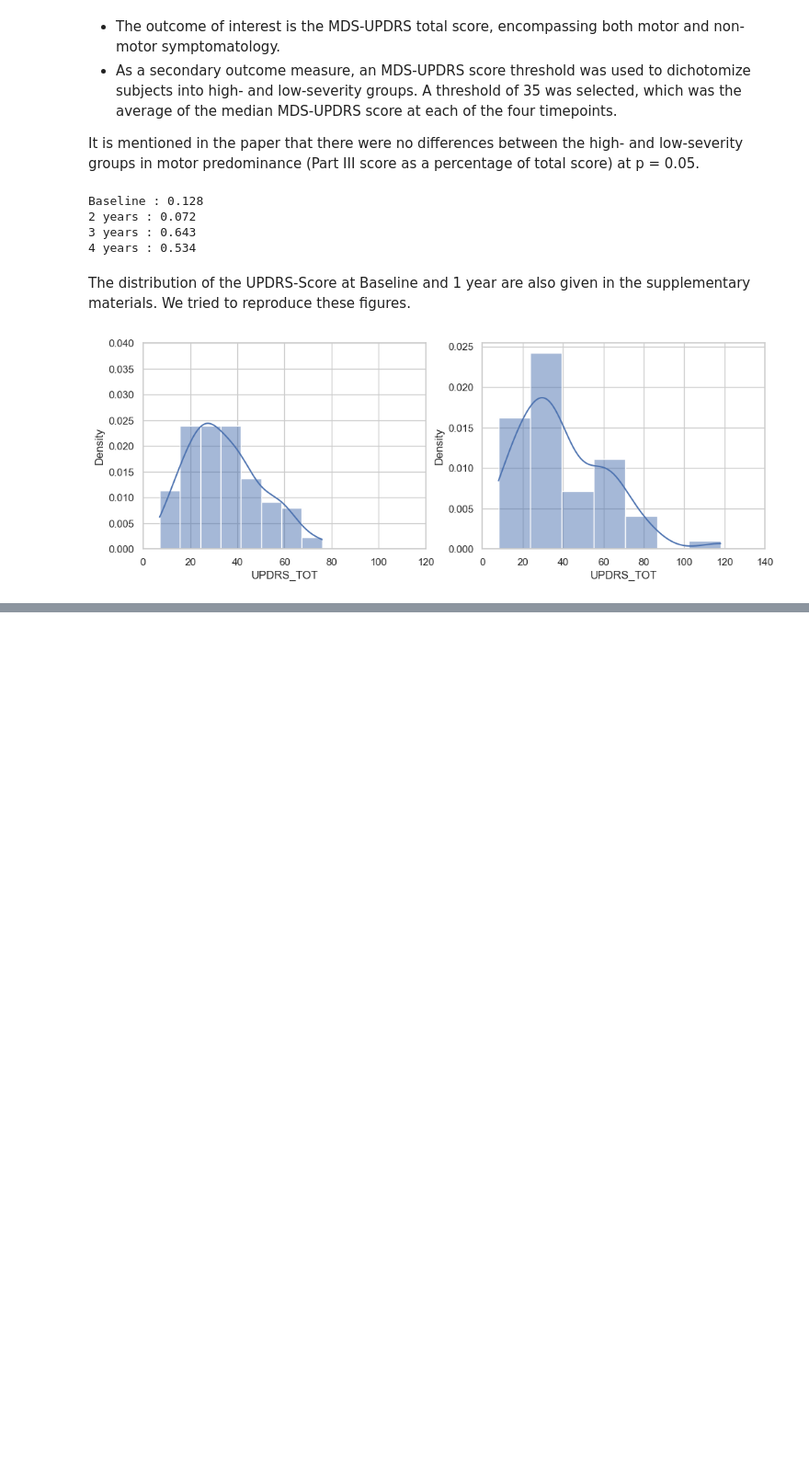
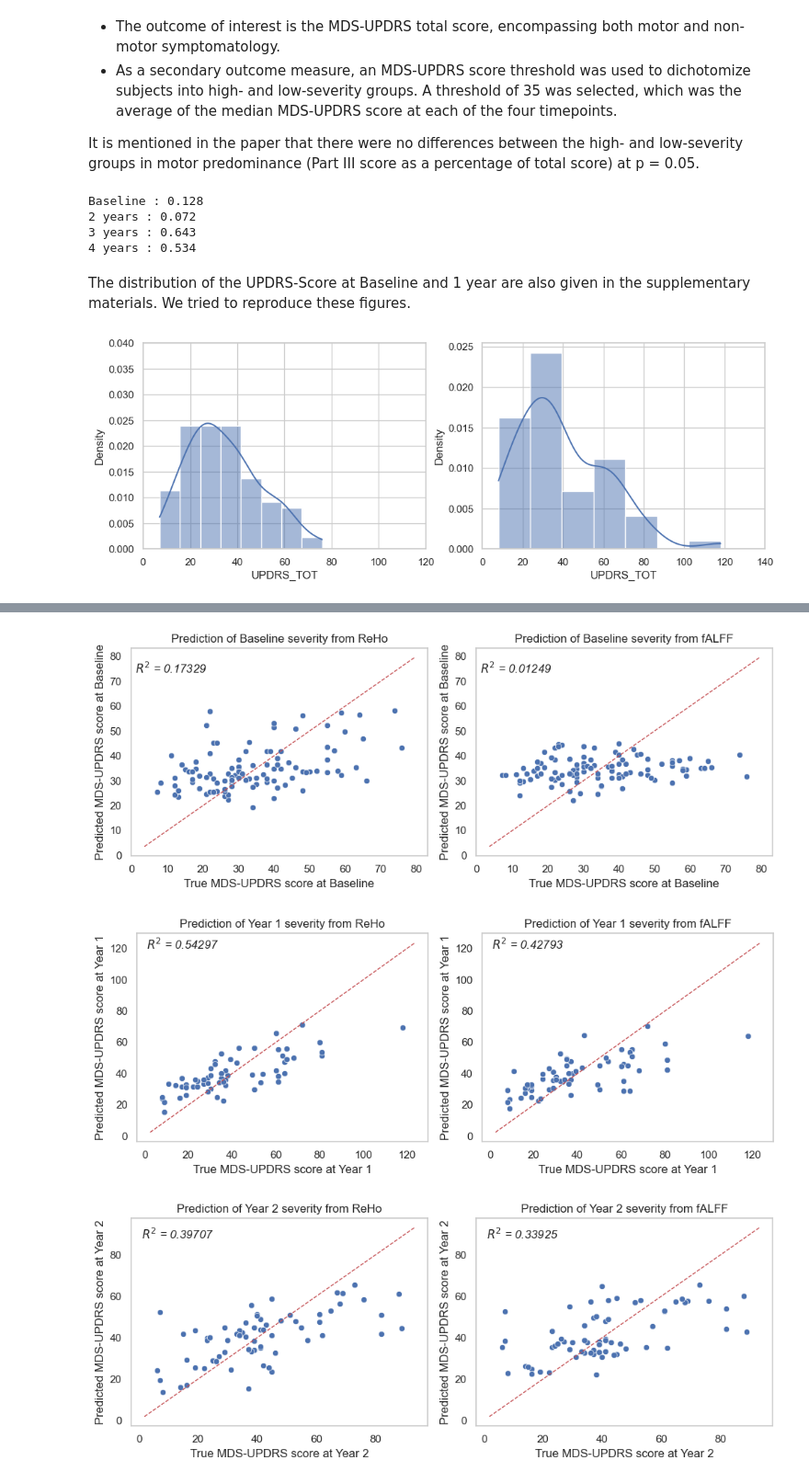
Before and after one commit to elodiegermani/nguyen-etal-2021, a Jupyter notebook: nguyen-etal-2021.ipynb, the cells around one changed output, grey strips where cells are left out. Shown at 92% size. Cells and saved outputs as stored; diff of their text form; code cells hidden in the pictures; blank space fills up the shorter version.

Commit message:
[ADD] Machine learning models results and figures + [REFACT] Reorganize directories.

```diff
--- a/nguyen-etal-2021.ipynb
+++ b/nguyen-etal-2021.ipynb
@@ -1062,0 +873,8 @@ df_longitudinal_scores.loc[~np.isnan(df_longitudinal_scores['UPDRS_TOT_1Y']) | \
+# %%
+from nguyenetal.results import results
+
+pipeline = 'reproduction_pipeline'
+original_df = pd.read_csv('./images/original_results.csv')
+global_df = results.get_results_df(pipeline, original_df)
+
+global_df.set_index(['MDS-UPDRS Prediction target', 'Feature','Type'])
@@ -1062,0 +900,6 @@ df_longitudinal_scores.loc[~np.isnan(df_longitudinal_scores['UPDRS_TOT_1Y']) | \
+# %%
+results.plot_pred_real(pipeline, global_df)
+# %% [output]
+[figure, added]
+[figure, added]
+[figure, added]
```
Also changed, not shown: parts of 60 cells of this notebook, 13 other files.
